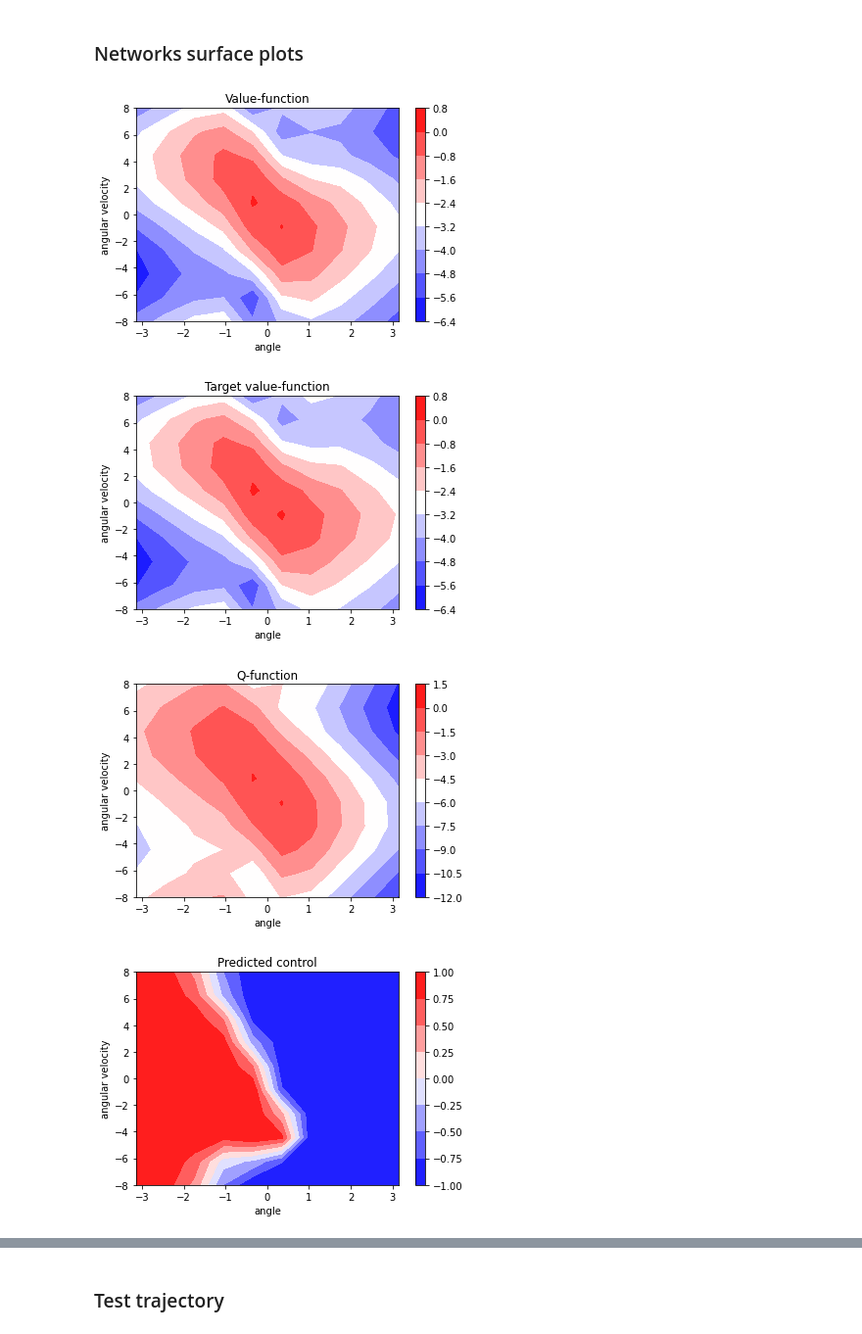
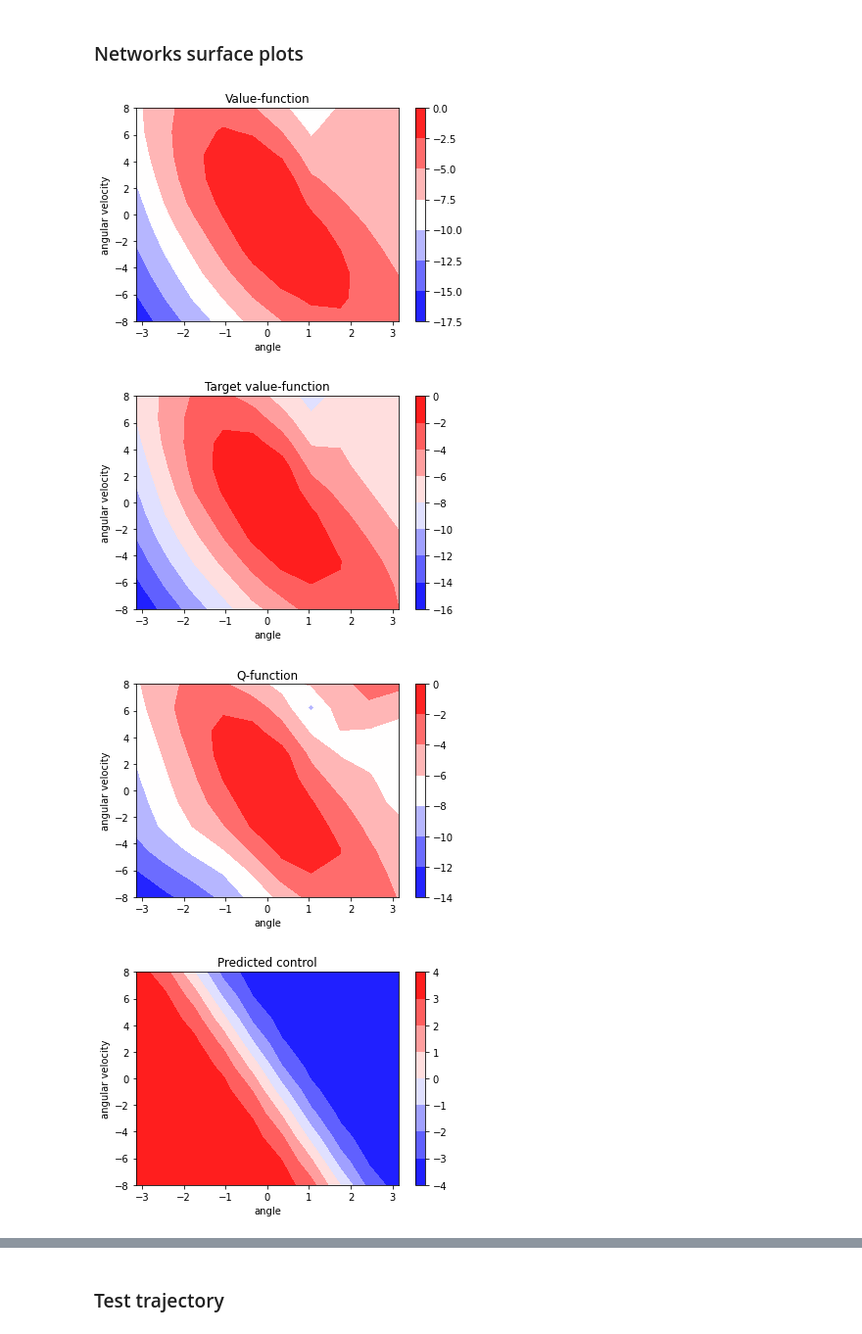
Before and after one commit to JopNiessen/SoftActorCritic, a Jupyter notebook: SoftActorCritic_for_orbiting_particle.ipynb, the cells around one changed output, grey strips where cells are left out. Shown at 98% size. Cells and saved outputs as stored; diff of their text form; code cells hidden in the pictures.

```diff
--- a/SoftActorCritic_for_orbiting_particle.ipynb
+++ b/SoftActorCritic_for_orbiting_particle.ipynb
@@ -64,7 +128,7 @@ def anim_plot(X, Y, title=None, filename='Orbitting_particle'):
     anim.save(f'{filename}.mp4', writer=writervideo)
     plt.close()
 # %%
-env = Spherical_SDI()
+env = Orbital_SDI()
 #env.state = jnp.array([0, 0])
 
 control = -1
@@ -98,4 +167,2 @@ agent = SACAgent(
 # %% [markdown]
 ## Training
-# %%
-agent.train(num_frames, key, plotting_interval=200)
@@ -103,0 +169,29 @@ agent.train(num_frames, key, plotting_interval=200)
+# %%
+memory = {'recording':[], 'dt':[], 'seed':[]}
+for seed in range(5):
+    np.random.seed(seed)
+    key = jrandom.PRNGKey(seed)
+
+    agent = create_agent(key)
+
+    agent.train(800, key, plotting_interval=200, record=True)
+    agent.env.B = agent.env.B * (-1)
+    agent.train(600, key, plotting_interval=200, record=True)
+    bias = [1 for _ in range(800)] + [-1 for _ in range(600)]
+
+    title = 'Live control using SAC'
+    filename = f'figures/system_variations/Live_controlled_orbiting_particle_{seed}'
+    training_animation(agent.recording, agent.env.dt, title, filename, bias=bias)
+
+    memory['recording'].append(agent.recording)
+    memory['dt'].append(agent.env.dt)
+    memory['seed'].append(seed)
+
+
+file = open('figures/system_variations/data.pickle', 'wb')
+pickle.dump(memory, file)
+file.close()
+
+#agent.train(800, key, plotting_interval=200, record=True)
+#agent.env.B = -1 * agent.env.B
+#agent.train(400, key, plotting_interval=200, record=True)
@@ -107,8 +274,6 @@ agent.train(num_frames, key, plotting_interval=200)
 ### Networks surface plots
 # %%
 # Value and policy functions
-
-key = jrandom.PRNGKey(0)
 
 N = 10
 x_space = np.linspace(-np.pi, np.pi, N)
@@ -121,47 +286,47 @@ U = np.zeros((N, N))
 
 for i, x in enumerate(x_space):
   for j, v in enumerate(v_space):
-    state = jnp.array([np.cos(x), np.sin(x), v])
+    #state = jnp.array([np.cos(x), np.sin(x), v])   # Cartesian coordinate system
+    state = jnp.array([x, v])                       # Polar coordinate system
     control = jnp.array([0])
     V[i, j] = agent.VF(state)
     V_target[i, j] = agent.VF_target(state)
     Q[i, j] = agent.q_min(state, control)
-    key, _ = jrandom.split(key)
-    U[i, j], _ = agent.actor(state, key, deterministic=True)
+    U[i, j] = agent.actor.model.predict(state)
 
 fig, ax = plt.subplots()
 plt.contourf(xv, vv, V, cmap=cm.bwr)
 plt.colorbar()
 plt.xlabel('angle')
 plt.ylabel('angular velocity')
 plt.title('Value-function')
 plt.show()
 
 fig, ax = plt.subplots()
 plt.contourf(xv, vv, V_target, cmap=cm.bwr)
 plt.colorbar()
 plt.xlabel('angle')
 plt.ylabel('angular velocity')
 plt.title('Target value-function')
 plt.show()
 
 fig, ax = plt.subplots()
 plt.contourf(xv, vv, Q, cmap=cm.bwr)
 plt.colorbar()
 plt.xlabel('angle')
 plt.ylabel('angular velocity')
 plt.title('Q-function')
 plt.show()
 
 fig, ax = plt.subplots()
 plt.contourf(xv, vv, U, cmap=cm.bwr)
 plt.colorbar()
 plt.xlabel('angle')
 plt.ylabel('angular velocity')
 plt.title('Predicted control')
 plt.show()
 # %% [output]
-[figure, old version]
+[figure, new version]
-[figure, old version]
+[figure, new version]
-[figure, old version]
+[figure, new version]
-[figure, old version]
+[figure, new version]
```
Also changed, not shown: parts of 12 cells of this notebook, 8 other files.
